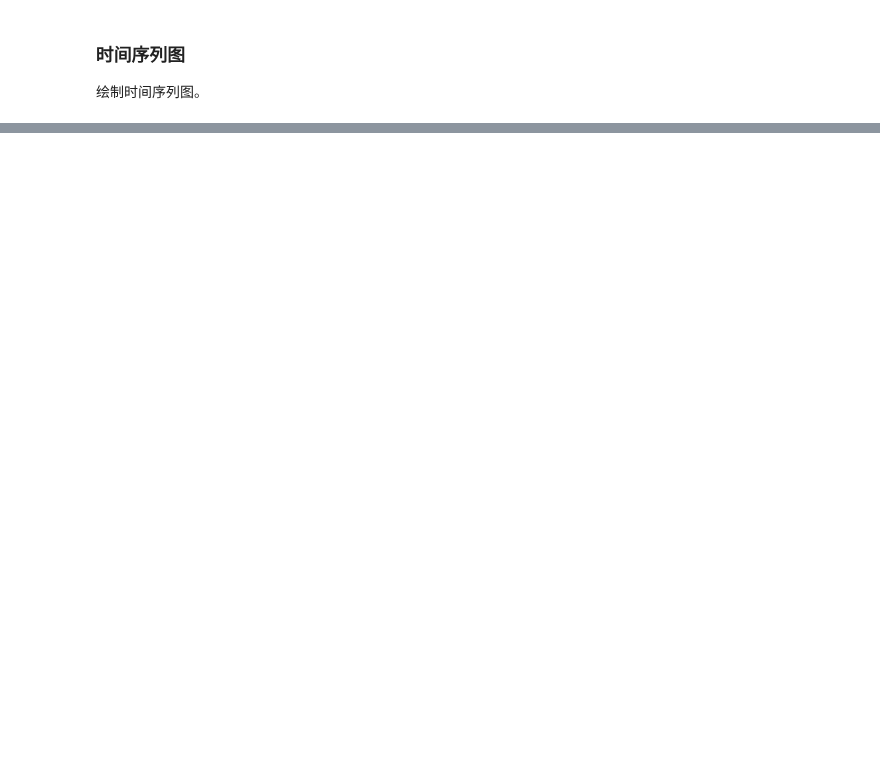
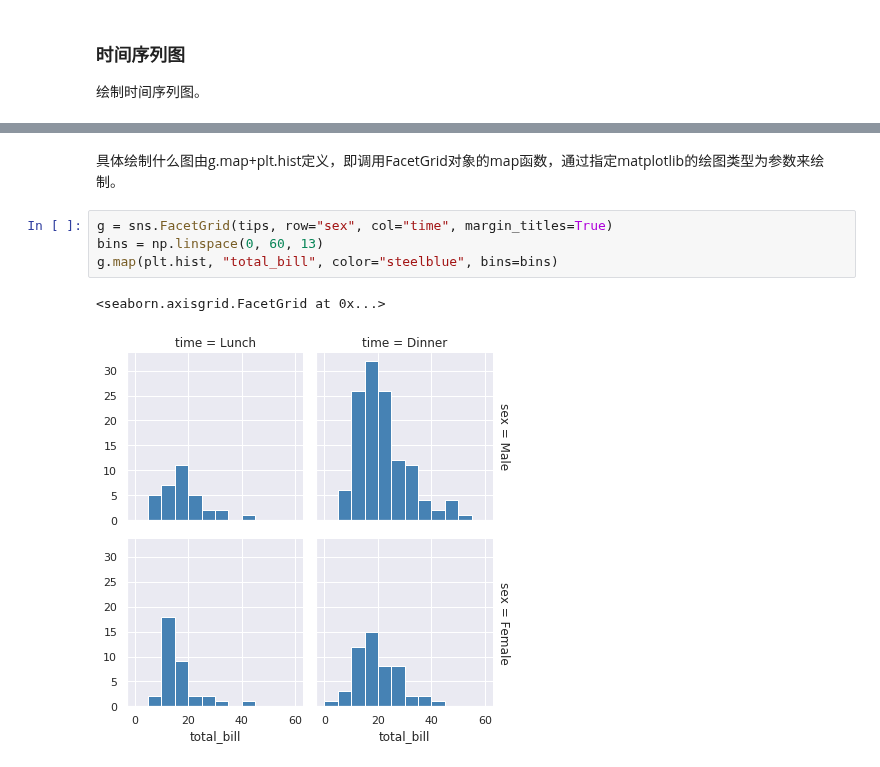
Before and after one commit to iHeadWater/hydrus, a Jupyter notebook: 3-seaborn/seaborn.ipynb, the cells around one changed output, grey strips where cells are left out. Saved outputs shown, nothing was run; the diff lists cells and outputs as text; blank space fills up the shorter version.

```diff
--- a/3-seaborn/seaborn.ipynb
+++ b/3-seaborn/seaborn.ipynb
@@ -336,0 +443,9 @@ To register the converters:
+# %% [markdown]
+具体绘制什么图由g.map+plt.hist定义，即调用FacetGrid对象的map函数，通过指定matplotlib的绘图类型为参数来绘制。
+# %%
+g = sns.FacetGrid(tips, row="sex", col="time", margin_titles=True)
+bins = np.linspace(0, 60, 13)
+g.map(plt.hist, "total_bill", color="steelblue", bins=bins)
+# %% [output]
+<seaborn.axisgrid.FacetGrid at 0x...>
+[figure, added]
```
Also changed, not shown: parts of 21 cells of this notebook, 18 other files.
